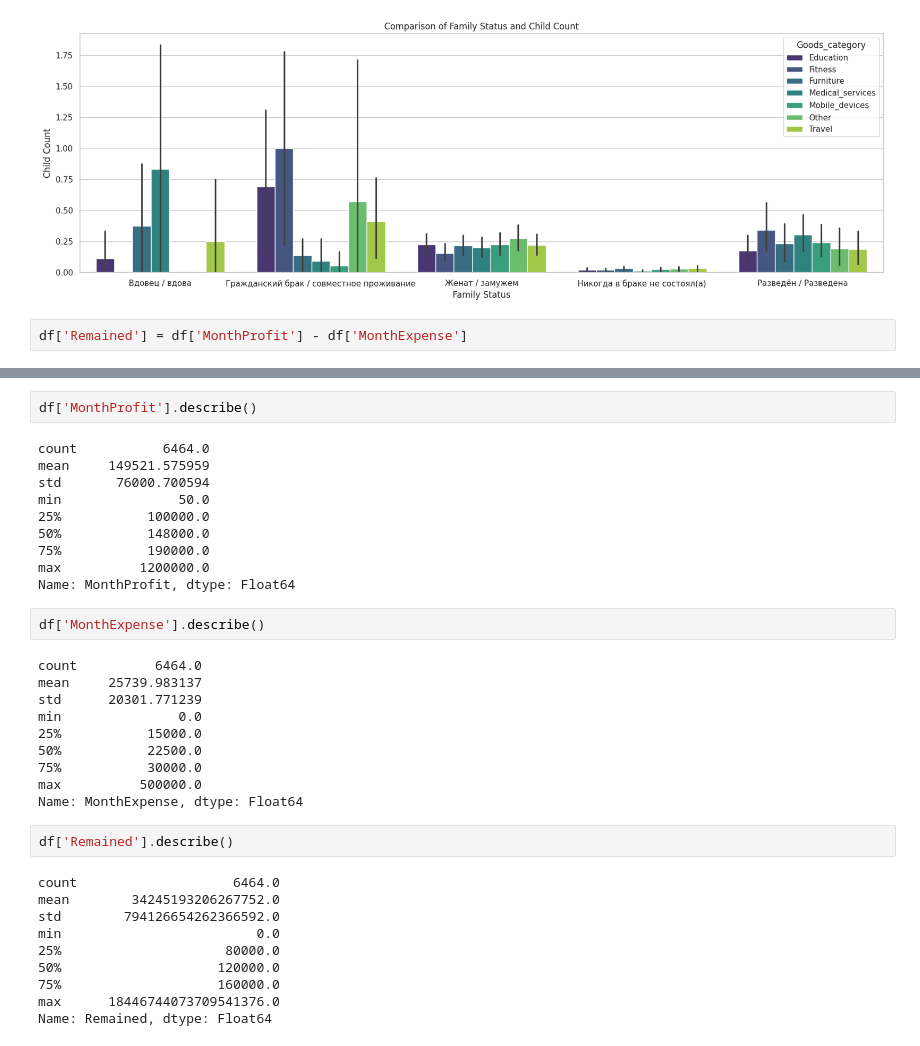
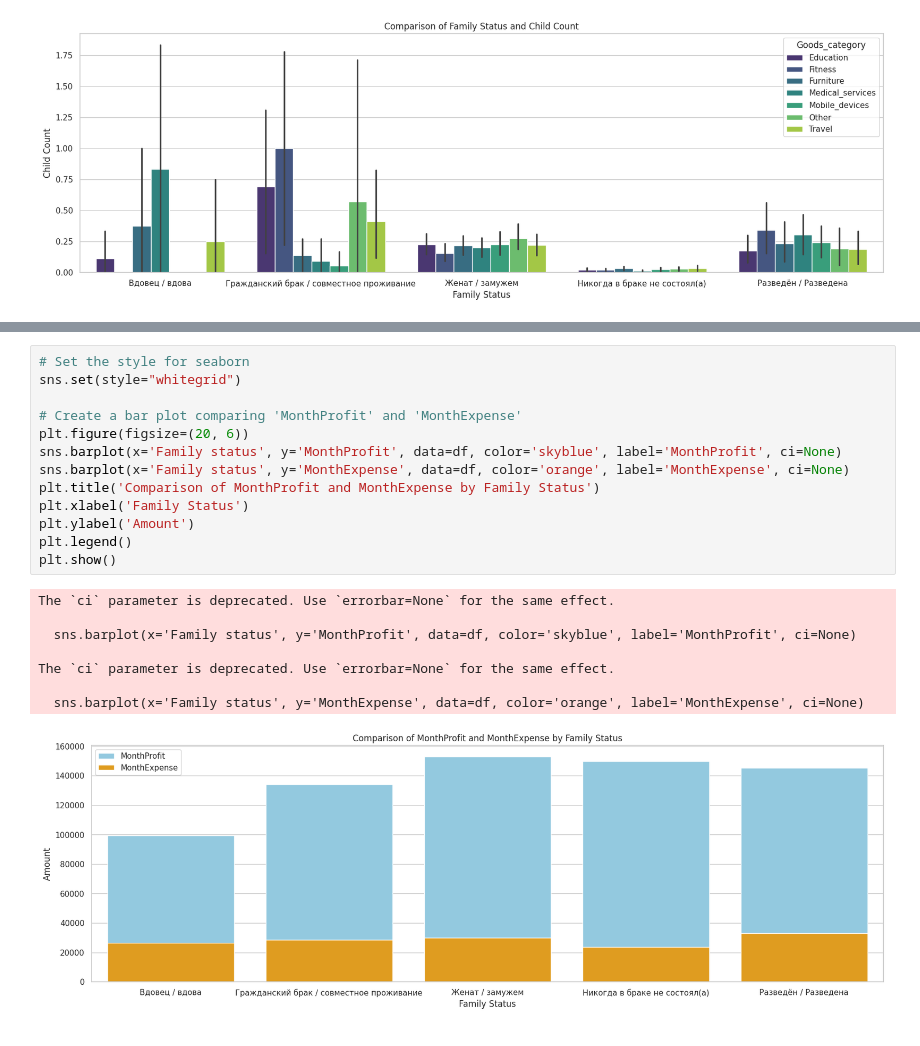
Before and after one commit to dzailz/hakaton_mandarin, a Jupyter notebook: mandarin.ipynb, the cells around one changed output, grey strips where cells are left out. Cells and saved outputs as stored; diff of their text form.

```diff
--- a/mandarin.ipynb
+++ b/mandarin.ipynb
@@ -266,5 +266,3 @@ plt.ylabel('Child Count')
 plt.show()
 # %% [output]
 [figure]
-# %%
-df['Remained'] = df['MonthProfit'] - df['MonthExpense']
@@ -286,36 +269,22 @@ Name: Remained, dtype: UInt64
-# %%
-df['MonthProfit'].describe()
-# %% [output]
-count           6464.0
-mean     149521.575959
-std       76000.700594
-min               50.0
-25%           100000.0
-50%           148000.0
-75%           190000.0
-max          1200000.0
-Name: MonthProfit, dtype: Float64
-# %%
-df['MonthExpense'].describe()
-# %% [output]
-count          6464.0
-mean     25739.983137
-std      20301.771239
-min               0.0
-25%           15000.0
-50%           22500.0
-75%           30000.0
-max          500000.0
-Name: MonthExpense, dtype: Float64
-# %%
-df['Remained'].describe()
-# %% [output]
-count                    6464.0
-mean        34245193206267752.0
-std        794126654262366592.0
-min                         0.0
-25%                     80000.0
-50%                    120000.0
-75%                    160000.0
-max      18446744073709541376.0
-Name: Remained, dtype: Float64
+# %%
+# Set the style for seaborn
+sns.set(style="whitegrid")
+
+# Create a bar plot comparing 'MonthProfit' and 'MonthExpense'
+plt.figure(figsize=(20, 6))
+sns.barplot(x='Family status', y='MonthProfit', data=df, color='skyblue', label='MonthProfit', ci=None)
+sns.barplot(x='Family status', y='MonthExpense', data=df, color='orange', label='MonthExpense', ci=None)
+plt.title('Comparison of MonthProfit and MonthExpense by Family Status')
+plt.xlabel('Family Status')
+plt.ylabel('Amount')
+plt.legend()
+plt.show()
+# %% [output]
+The `ci` parameter is deprecated. Use `errorbar=None` for the same effect.
+
+  sns.barplot(x='Family status', y='MonthProfit', data=df, color='skyblue', label='MonthProfit', ci=None)
+
+The `ci` parameter is deprecated. Use `errorbar=None` for the same effect.
+
+  sns.barplot(x='Family status', y='MonthExpense', data=df, color='orange', label='MonthExpense', ci=None)
+[figure, added]
```
Also changed, not shown: parts of 5 cells of this notebook.
